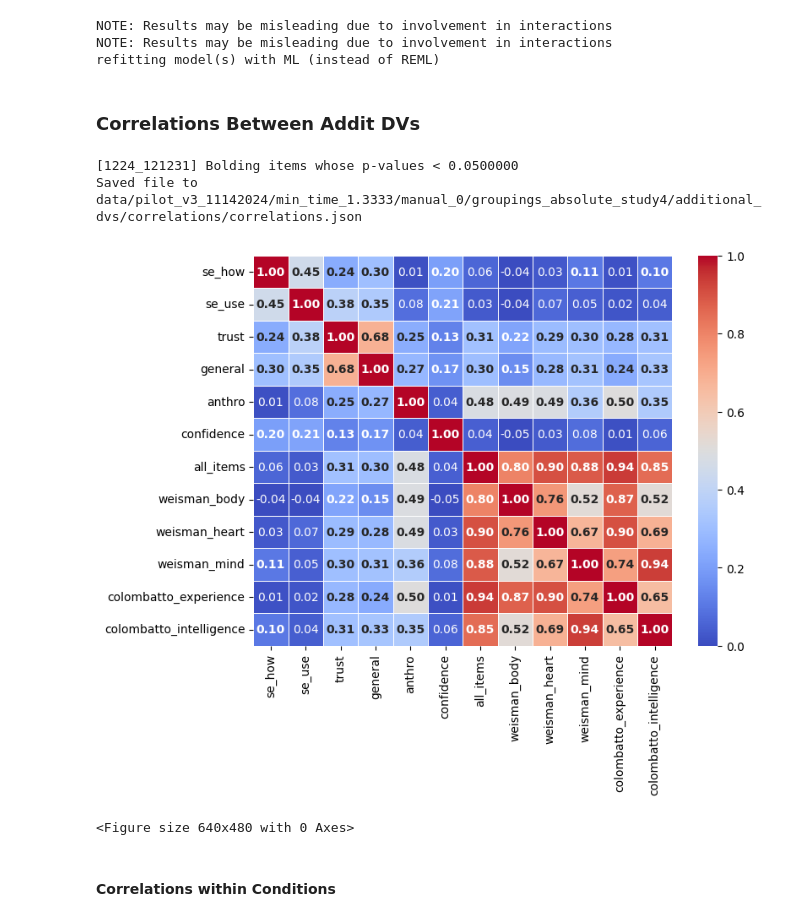
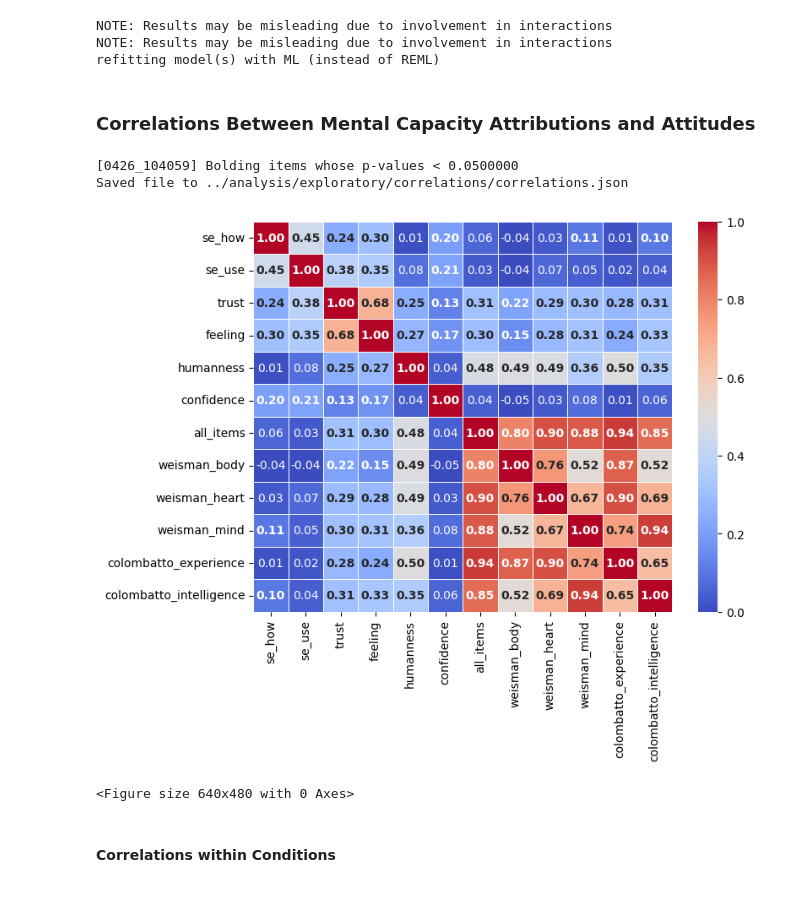
Before and after one commit to allisonchen23/portraying_llms, a Jupyter notebook: code/analysis.ipynb, the cells around one changed output. Saved outputs shown, nothing was run; the diff lists cells and outputs as text; code cells hidden in the pictures.

```diff
--- a/code/analysis.ipynb
+++ b/code/analysis.ipynb
@@ -205,9 +205,9 @@ utils.ensure_dir(mentioned_R_csv_save_dir)
 
 mentioned_R_result_save_dir = os.path.join(mentioned_save_dir, 'R', 'results')
 utils.ensure_dir(mentioned_R_result_save_dir)
-# # Attitudes Correlations save dir
-# correlation_dir = os.path.join(attitudes_save_dir, 'correlations')
-# utils.ensure_dir(correlation_dir)
+# Attitudes Correlations save dir
+correlation_dir = os.path.join(exploratory_save_dir, 'correlations')
+utils.ensure_dir(correlation_dir)
 
 # # Attitudes Mechanistic quiz save dir
 # mech_save_dir = os.path.join(attitudes_save_dir, 'mechanistic_quiz')
@@ -221,9 +221,9 @@ utils.ensure_dir(mentioned_R_result_save_dir)
 # emmeans_graph_save_dir = os.path.join(R_results_save_dir, 'emmeans_graphs')
 # utils.ensure_dir(emmeans_graph_save_dir)
 
-# # Reliability save dir
-# reliability_save_dir = os.path.join(ratings_save_dir, 'reliability')
-# utils.ensure_dir(reliability_save_dir)
+# Reliability save dir
+reliability_save_dir = os.path.join(exploratory_save_dir, 'reliability')
+utils.ensure_dir(reliability_save_dir)
 
 # Semantic analysis embedding dir
 # semantic_analysis_data_dir = os.path.join('dependent_variables', 'semantic_analysis')
@@ -1200,32 +1142,32 @@ NOTE: Results may be misleading due to involvement in interactions
 NOTE: Results may be misleading due to involvement in interactions
 refitting model(s) with ML (instead of REML)
 # %% [markdown]
-### Correlations Between Addit DVs
+### Correlations Between Mental Capacity Attributions and Attitudes
 # %%
-addit_dv_csv_path = os.path.join(additional_dv_save_dir, 'additional_dvs.csv')
+attitudes_csv_path = os.path.join(attitudes_save_dir, 'attitudes.csv')
 rating_csv_path = os.path.join(ratings_save_dir, 'ratings.csv')
 p_threshold = 0.05
 
-addit_dv_df = utils.read_file(addit_dv_csv_path)
+attitudes_df = utils.read_file(attitudes_csv_path)
 rating_df = utils.read_file(rating_csv_path)
 
 # add to addit_dv_df the mean category ratings
 group_col_names = ['all_items', 'weisman_body', 'weisman_heart', 'weisman_mind', 'colombatto_experience', 'colombatto_intelligence']
-addit_dv_list = list(addit_dvs.values())
+addit_dv_list = list(attitudes.values())
 
 corr_dict = analysis.addit_dv_correlations(
-    addit_dv_df=addit_dv_df,
+    addit_dv_df=attitudes_df,
     rating_df=rating_df,
     addit_dv_list=addit_dv_list,
     group_col_names=group_col_names,
     min_max_scale=False, # Makes no difference bc rank correlation
     p_threshold=p_threshold,
     save_dir=correlation_dir,
-    overwrite=True)
+    overwrite=overwrite)
 # %% [output]
-[1224_121231] Bolding items whose p-values < 0.0500000
-Saved file to data/pilot_v3_11142024/min_time_1.3333/manual_0/groupings_absolute_study4/additional_dvs/correlations/correlations.json
+[0426_104059] Bolding items whose p-values < 0.0500000
+Saved file to ../analysis/exploratory/correlations/correlations.json
-[figure, old version]
+[figure, new version]
 <Figure size 640x480 with 0 Axes>
 # %% [markdown]
 #### Correlations within Conditions
```
Also changed, not shown: parts of 22 cells of this notebook.
